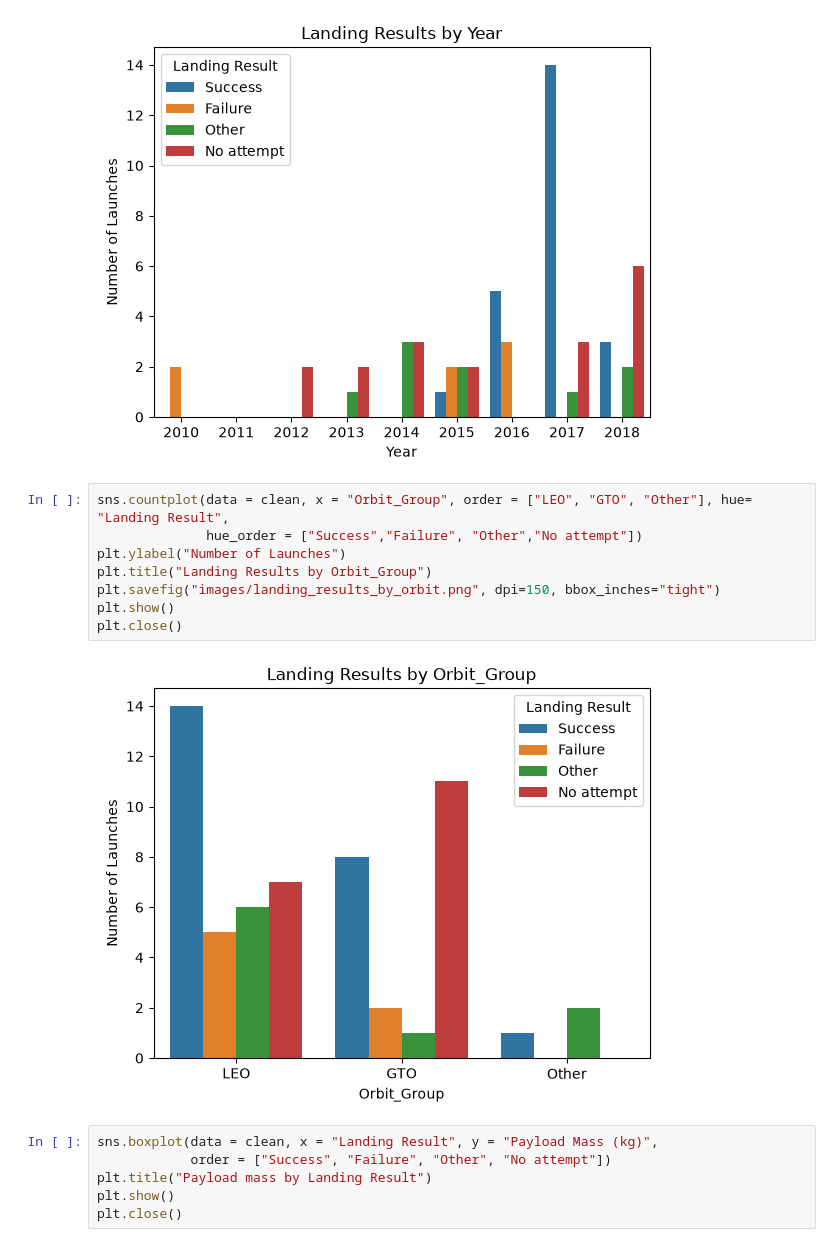
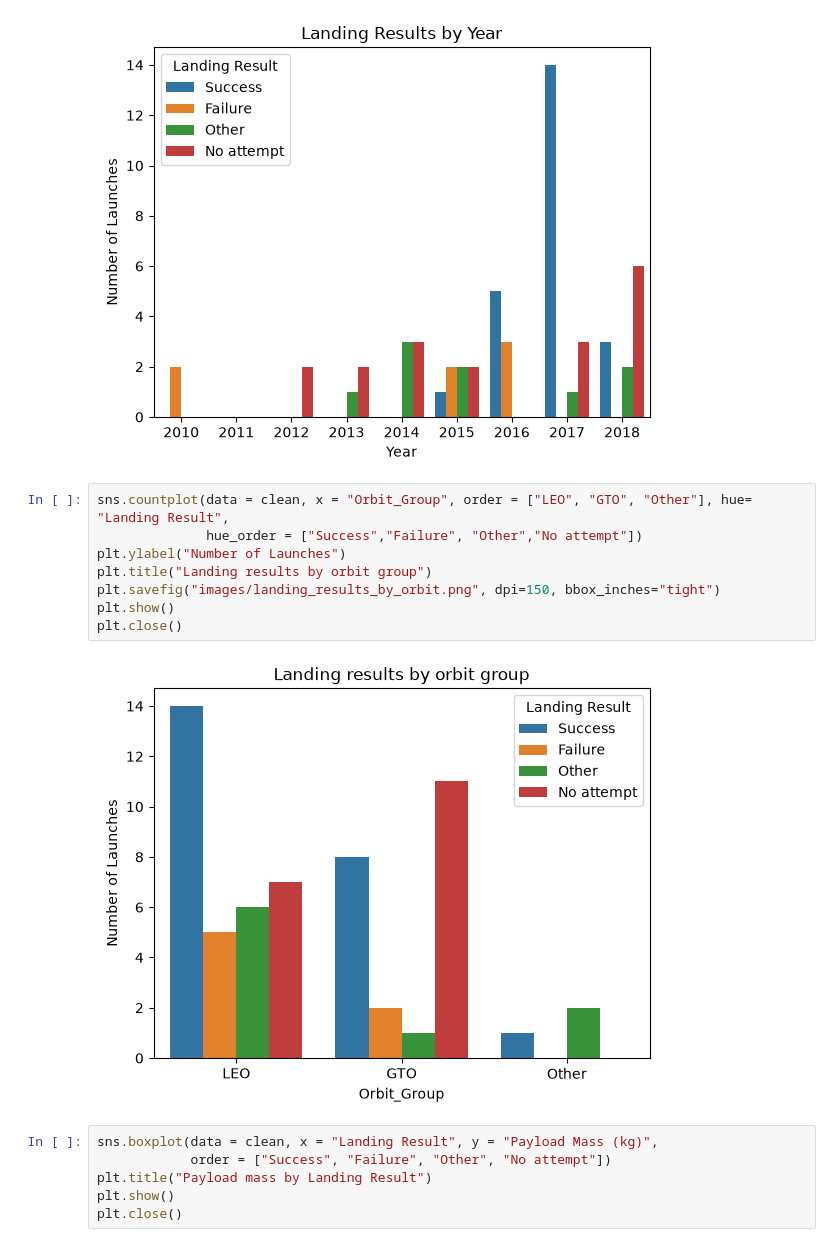
Before and after one commit to harshaie/AI-Foundations-Project, a Jupyter notebook: AI Foundations Project.ipynb, the cells around one changed output. Saved outputs shown, nothing was run; the diff lists cells and outputs as text.

Commit message:
Tidy orbit chart title

```diff
--- a/AI Foundations Project.ipynb
+++ b/AI Foundations Project.ipynb
@@ -460,13 +460,13 @@ plt.close()
 # %%
 sns.countplot(data = clean, x = "Orbit_Group", order = ["LEO", "GTO", "Other"], hue= "Landing Result",
               hue_order = ["Success","Failure", "Other","No attempt"])
 plt.ylabel("Number of Launches")
-plt.title("Landing Results by Orbit_Group")
+plt.title("Landing results by orbit group")
 plt.savefig("images/landing_results_by_orbit.png", dpi=150, bbox_inches="tight")
 plt.show()
 plt.close()
 # %% [output]
-[figure, old version]
+[figure, new version]
 # %%
 sns.boxplot(data = clean, x = "Landing Result", y = "Payload Mass (kg)",
             order = ["Success", "Failure", "Other", "No attempt"])
```
Also changed, not shown: 1 other file.
